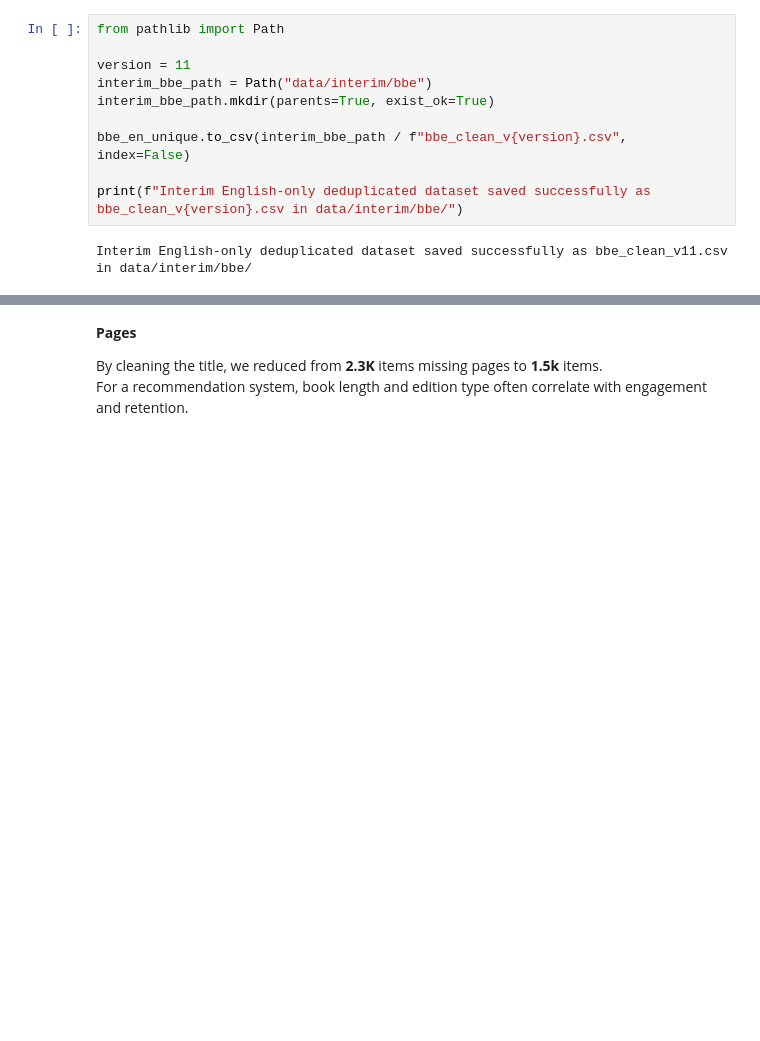
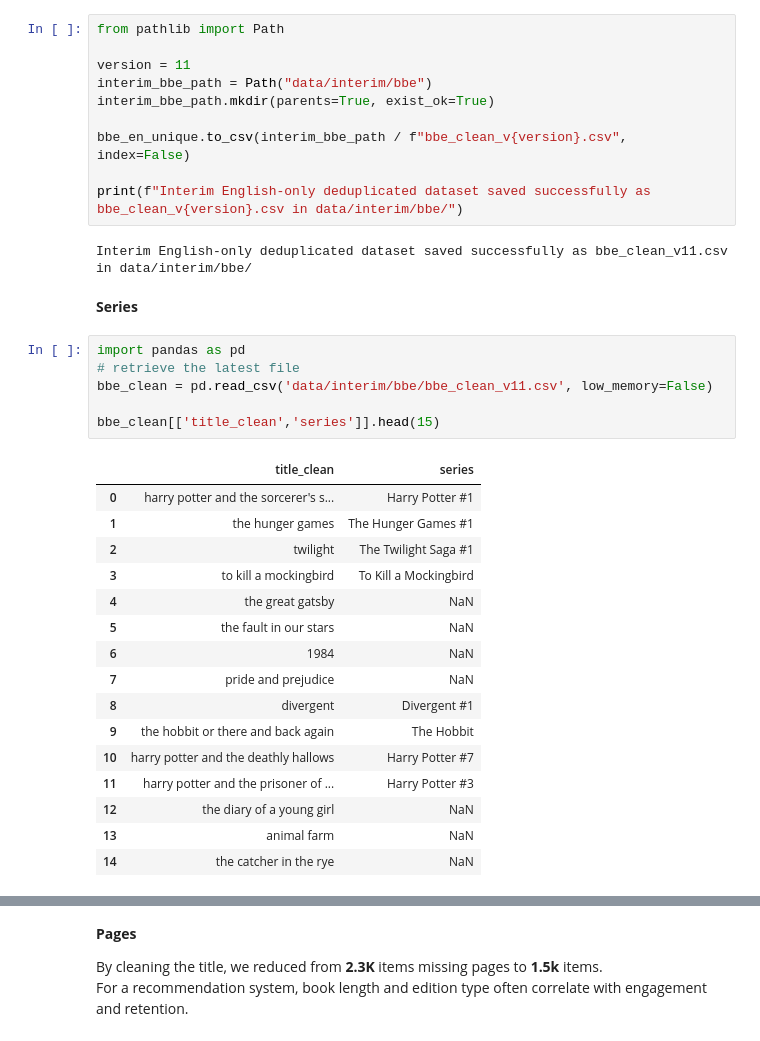
Before and after one commit to larevolucia/bookwise-analytics, a Jupyter notebook: notebooks/02_Data_Cleaning.ipynb, the cells around one changed output, grey strips where cells are left out. Cells and saved outputs as stored; diff of their text form; blank space fills up the shorter version.

```diff
--- a/notebooks/02_Data_Cleaning.ipynb
+++ b/notebooks/02_Data_Cleaning.ipynb
@@ -1531,3 +1553,28 @@ bbe_en_unique.to_csv(interim_bbe_path / f"bbe_clean_v{version}.csv", index=False
 print(f"Interim English-only deduplicated dataset saved successfully as bbe_clean_v{version}.csv in data/interim/bbe/")
 # %% [output]
 Interim English-only deduplicated dataset saved successfully as bbe_clean_v11.csv in data/interim/bbe/
+# %% [markdown]
+**Series**
+# %%
+import pandas as pd
+# retrieve the latest file
+bbe_clean = pd.read_csv('data/interim/bbe/bbe_clean_v11.csv', low_memory=False)
+
+bbe_clean[['title_clean','series']].head(15)
+# %% [output]
+|  | title_clean | series |
+| 0 | harry potter and the sorcerer's s... | Harry Potter #1 |
+| 1 | the hunger games | The Hunger Games #1 |
+| 2 | twilight | The Twilight Saga #1 |
+| 3 | to kill a mockingbird | To Kill a Mockingbird |
+| 4 | the great gatsby | NaN |
+| 5 | the fault in our stars | NaN |
+| 6 | 1984 | NaN |
+| 7 | pride and prejudice | NaN |
+| 8 | divergent | Divergent #1 |
+| 9 | the hobbit or there and back again | The Hobbit |
+| 10 | harry potter and the deathly hallows | Harry Potter #7 |
+| 11 | harry potter and the prisoner of ... | Harry Potter #3 |
+| 12 | the diary of a young girl | NaN |
+| 13 | animal farm | NaN |
+| 14 | the catcher in the rye | NaN |
```
Also changed, not shown: parts of 6 cells of this notebook.
